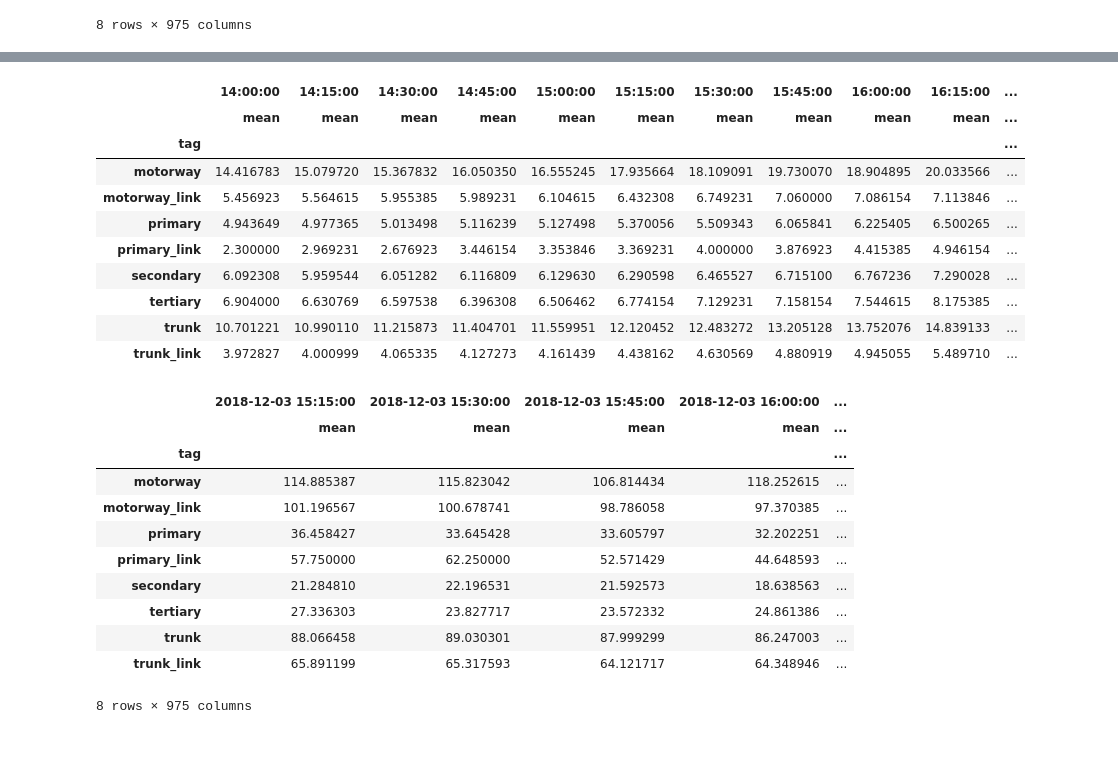
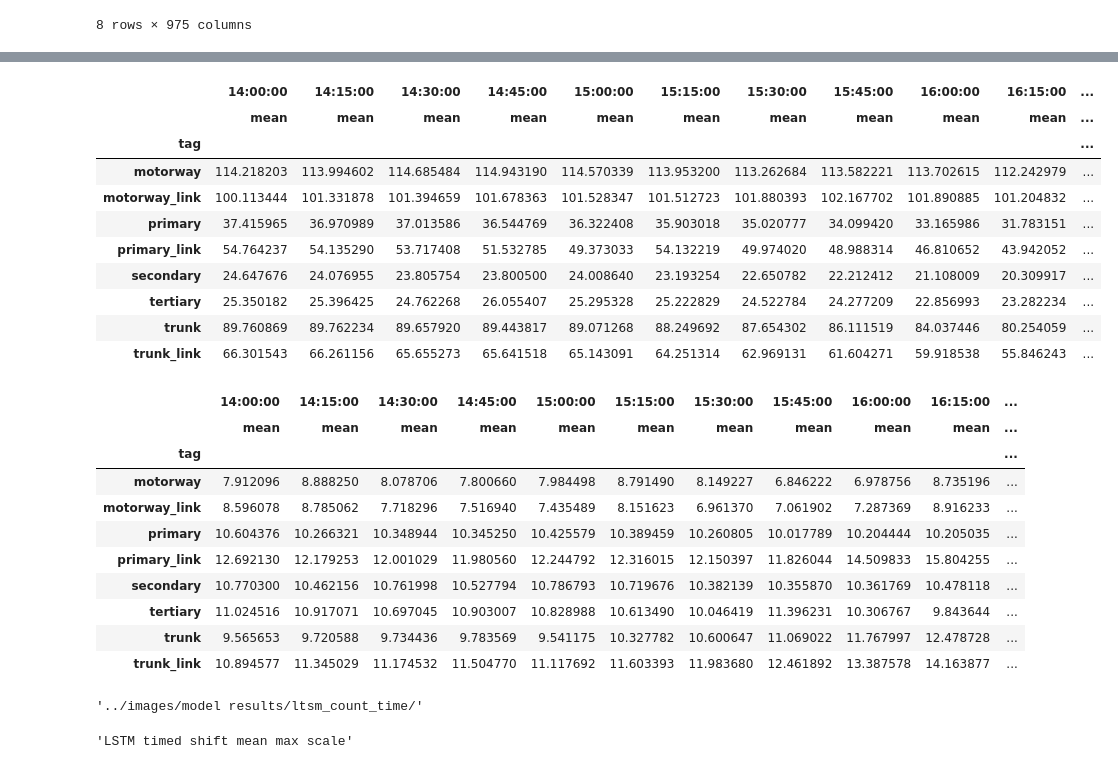
Before and after one commit to bourliam/PRIM, a Jupyter notebook: Notebooks/LSTM Example TensorFlow.ipynb, the cells around one changed output, grey strips where cells are left out. Drawn from its saved outputs; the diff is of its cells as text; code cells hidden in the pictures.

```diff
--- a/Notebooks/LSTM Example TensorFlow.ipynb
+++ b/Notebooks/LSTM Example TensorFlow.ipynb
@@ -716,29 +694,32 @@ pd.DataFrame((abs(predDF-yDF)).mean(axis=1)).assign(tag = data_cleaner.segments_
 # %%
-countDF.groupby(pd.DatetimeIndex(countDF.columns).time,axis=1).mean().assign(tag = data_cleaner.segments_tags).groupby('tag').agg(['mean'])
+speedDF.groupby(pd.DatetimeIndex(speedDF.columns).time,axis=1).mean().assign(tag = data_cleaner.segments_tags).groupby('tag').agg(['mean'])
 # %% [output]
 |  | 14:00:00 | 14:15:00 | 14:30:00 | 14:45:00 | 15:00:00 | 15:15:00 | 15:30:00 | 15:45:00 | 16:00:00 | 16:15:00 | ... |
 |  | mean | mean | mean | mean | mean | mean | mean | mean | mean | mean | ... |
 | tag |  |  |  |  |  |  |  |  |  |  | ... |
-| motorway | 14.416783 | 15.079720 | 15.367832 | 16.050350 | 16.555245 | 17.935664 | 18.109091 | 19.730070 | 18.904895 | 20.033566 | ... |
-| motorway_link | 5.456923 | 5.564615 | 5.955385 | 5.989231 | 6.104615 | 6.432308 | 6.749231 | 7.060000 | 7.086154 | 7.113846 | ... |
-| primary | 4.943649 | 4.977365 | 5.013498 | 5.116239 | 5.127498 | 5.370056 | 5.509343 | 6.065841 | 6.225405 | 6.500265 | ... |
-| primary_link | 2.300000 | 2.969231 | 2.676923 | 3.446154 | 3.353846 | 3.369231 | 4.000000 | 3.876923 | 4.415385 | 4.946154 | ... |
-| secondary | 6.092308 | 5.959544 | 6.051282 | 6.116809 | 6.129630 | 6.290598 | 6.465527 | 6.715100 | 6.767236 | 7.290028 | ... |
-| tertiary | 6.904000 | 6.630769 | 6.597538 | 6.396308 | 6.506462 | 6.774154 | 7.129231 | 7.158154 | 7.544615 | 8.175385 | ... |
-| trunk | 10.701221 | 10.990110 | 11.215873 | 11.404701 | 11.559951 | 12.120452 | 12.483272 | 13.205128 | 13.752076 | 14.839133 | ... |
-| trunk_link | 3.972827 | 4.000999 | 4.065335 | 4.127273 | 4.161439 | 4.438162 | 4.630569 | 4.880919 | 4.945055 | 5.489710 | ... |
+| motorway | 114.218203 | 113.994602 | 114.685484 | 114.943190 | 114.570339 | 113.953200 | 113.262684 | 113.582221 | 113.702615 | 112.242979 | ... |
+| motorway_link | 100.113444 | 101.331878 | 101.394659 | 101.678363 | 101.528347 | 101.512723 | 101.880393 | 102.167702 | 101.890885 | 101.204832 | ... |
+| primary | 37.415965 | 36.970989 | 37.013586 | 36.544769 | 36.322408 | 35.903018 | 35.020777 | 34.099420 | 33.165986 | 31.783151 | ... |
+| primary_link | 54.764237 | 54.135290 | 53.717408 | 51.532785 | 49.373033 | 54.132219 | 49.974020 | 48.988314 | 46.810652 | 43.942052 | ... |
+| secondary | 24.647676 | 24.076955 | 23.805754 | 23.800500 | 24.008640 | 23.193254 | 22.650782 | 22.212412 | 21.108009 | 20.309917 | ... |
+| tertiary | 25.350182 | 25.396425 | 24.762268 | 26.055407 | 25.295328 | 25.222829 | 24.522784 | 24.277209 | 22.856993 | 23.282234 | ... |
+| trunk | 89.760869 | 89.762234 | 89.657920 | 89.443817 | 89.071268 | 88.249692 | 87.654302 | 86.111519 | 84.037446 | 80.254059 | ... |
+| trunk_link | 66.301543 | 66.261156 | 65.655273 | 65.641518 | 65.143091 | 64.251314 | 62.969131 | 61.604271 | 59.918538 | 55.846243 | ... |
 # %%
- yDF.assign(tag = data_cleaner.segments_tags).groupby('tag').agg(['mean'])
+speedDF.groupby(pd.DatetimeIndex(speedDF.columns).time,axis=1).std().assign(tag = data_cleaner.segments_tags).groupby('tag').agg(['mean'])
 # %% [output]
-|  | 2018-12-03 15:15:00 | 2018-12-03 15:30:00 | 2018-12-03 15:45:00 | 2018-12-03 16:00:00 | ... |
-|  | mean | mean | mean | mean | ... |
-| tag |  |  |  |  | ... |
-| motorway | 114.885387 | 115.823042 | 106.814434 | 118.252615 | ... |
-| motorway_link | 101.196567 | 100.678741 | 98.786058 | 97.370385 | ... |
-| primary | 36.458427 | 33.645428 | 33.605797 | 32.202251 | ... |
-| primary_link | 57.750000 | 62.250000 | 52.571429 | 44.648593 | ... |
-| secondary | 21.284810 | 22.196531 | 21.592573 | 18.638563 | ... |
-| tertiary | 27.336303 | 23.827717 | 23.572332 | 24.861386 | ... |
-| trunk | 88.066458 | 89.030301 | 87.999299 | 86.247003 | ... |
-| trunk_link | 65.891199 | 65.317593 | 64.121717 | 64.348946 | ... |
+|  | 14:00:00 | 14:15:00 | 14:30:00 | 14:45:00 | 15:00:00 | 15:15:00 | 15:30:00 | 15:45:00 | 16:00:00 | 16:15:00 | ... |
+|  | mean | mean | mean | mean | mean | mean | mean | mean | mean | mean | ... |
+| tag |  |  |  |  |  |  |  |  |  |  | ... |
+| motorway | 7.912096 | 8.888250 | 8.078706 | 7.800660 | 7.984498 | 8.791490 | 8.149227 | 6.846222 | 6.978756 | 8.735196 | ... |
+| motorway_link | 8.596078 | 8.785062 | 7.718296 | 7.516940 | 7.435489 | 8.151623 | 6.961370 | 7.061902 | 7.287369 | 8.916233 | ... |
+| primary | 10.604376 | 10.266321 | 10.348944 | 10.345250 | 10.425579 | 10.389459 | 10.260805 | 10.017789 | 10.204444 | 10.205035 | ... |
+| primary_link | 12.692130 | 12.179253 | 12.001029 | 11.980560 | 12.244792 | 12.316015 | 12.150397 | 11.826044 | 14.509833 | 15.804255 | ... |
+| secondary | 10.770300 | 10.462156 | 10.761998 | 10.527794 | 10.786793 | 10.719676 | 10.382139 | 10.355870 | 10.361769 | 10.478118 | ... |
+| tertiary | 11.024516 | 10.917071 | 10.697045 | 10.903007 | 10.828988 | 10.613490 | 10.046419 | 11.396231 | 10.306767 | 9.843644 | ... |
+| trunk | 9.565653 | 9.720588 | 9.734436 | 9.783569 | 9.541175 | 10.327782 | 10.600647 | 11.069022 | 11.767997 | 12.478728 | ... |
+| trunk_link | 10.894577 | 11.345029 | 11.174532 | 11.504770 | 11.117692 | 11.603393 | 11.983680 | 12.461892 | 13.387578 | 14.163877 | ... |
-8 rows × 975 columns
+# %%
+results_path+model_name
+# %% [output]
+'../images/model results/ltsm_count_time/'
@@ -744,0 +728,4 @@ countDF.groupby(pd.DatetimeIndex(countDF.columns).time,axis=1).mean().assign(tag
+# %%
+model_name
+# %% [output]
+'LSTM timed shift mean max scale'
```
Also changed, not shown: parts of 19 cells of this notebook.
